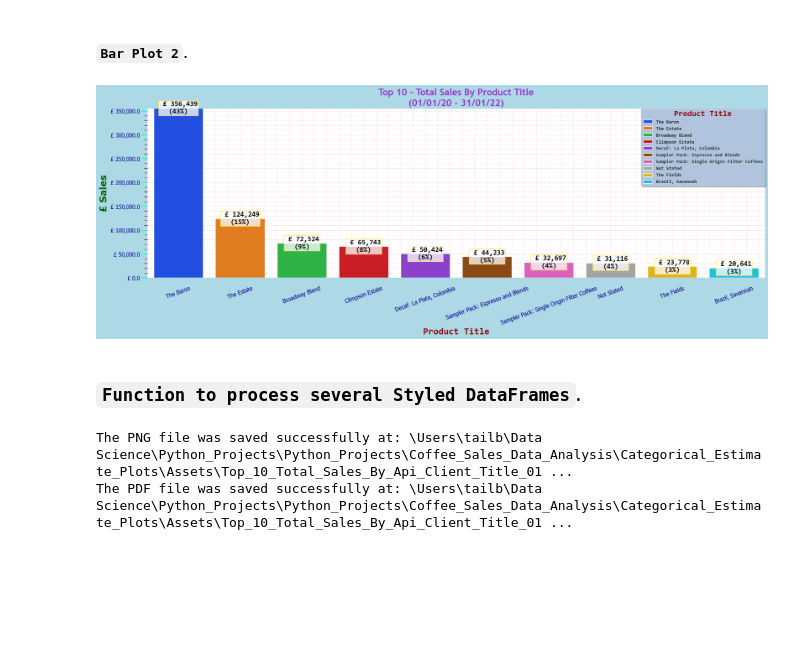
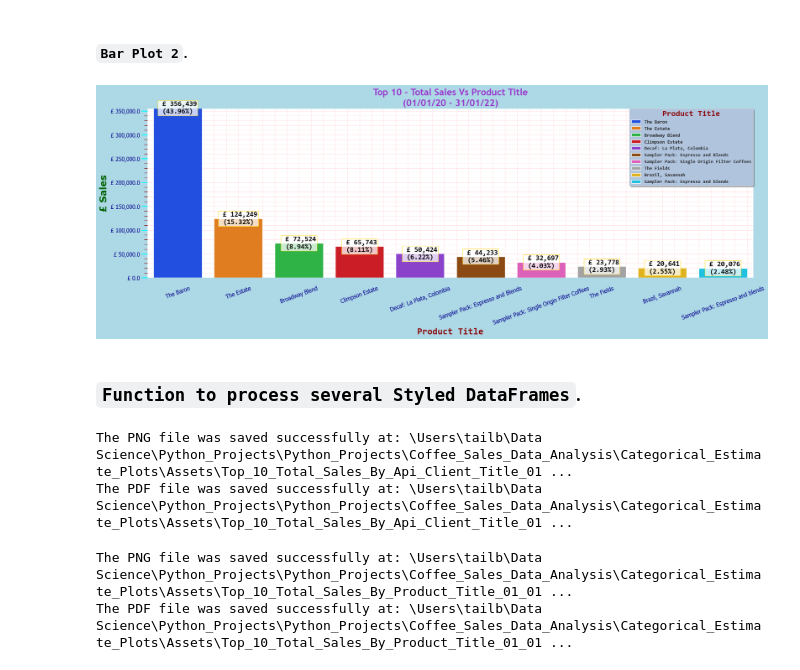
Before and after one commit to ArkylTrulock/Analytics_VYM_AX, a Jupyter notebook: Python_Projects/Coffee_Sales_Data_Analysis/Categorical_Estimate_Plots/Bar_Plot.ipynb, the cells around one changed output. Saved outputs shown, nothing was run; the diff lists cells and outputs as text; code cells hidden in the pictures; blank space fills up the shorter version.

```diff
--- a/Python_Projects/Coffee_Sales_Data_Analysis/Categorical_Estimate_Plots/Bar_Plot.ipynb
+++ b/Python_Projects/Coffee_Sales_Data_Analysis/Categorical_Estimate_Plots/Bar_Plot.ipynb
@@ -1073,7 +1116,7 @@ fig, ax = plt.subplots(ncols=1,nrows=1,figsize=(21,8),layout='constrained',facec
 
 #==#
 
-barplot = sns.barplot(data=barplot_data,x='product_title',y='total_sales',hue='product_title',order=None,hue_order=None,
+barplot = sns.barplot(data=bp_data_2,x=bp_data_2['product_title'],y=bp_data_2['total_sales'],hue=bp_data_2['product_title'],order=None,hue_order=None,
 estimator='mean',errorbar=('ci', 95),n_boot=1000,seed=None,units=None,weights=None,orient=None,color=None,
 palette=None,saturation=0.75,fill=True,hue_norm=None,width=0.8,dodge='auto',gap=0,log_scale=None,native_scale=False,
 formatter=None,legend='full',capsize=0,err_kws=None,ci='deprecated',errcolor=None,ax=None)
@@ -1081,7 +1124,7 @@ formatter=None,legend='full',capsize=0,err_kws=None,ci='deprecated',errcolor=Non
 #==#
 
 barplot.figure.set_size_inches(20,7.5)
-ax.set_title('Top 10 - Total Sales By Product Title\n' + '(01/01/20 - 31/01/22)',loc='center',fontdict=title_font)
+ax.set_title('Top 10 - Total Sales Vs Product Title\n' + '(01/01/20 - 31/01/22)',loc='center',fontdict=title_font)
 ax.set_xlabel('Product Title',loc='center',fontdict=x_label_font)
 ax.set_ylabel('£ Sales',loc='center',fontdict=y_label_font)
 ax.yaxis.set_major_formatter(StrMethodFormatter('£ {x:,}')) # £
@@ -1101,43 +1144,68 @@ ax.set_ylim(0,355000)
 title_props=dict(family='consolas',style='normal',weight='bold',size='x-large')
 legend_props=dict(family='consolas',style='normal',weight='bold',size='small')
 legend = ax.legend(loc='best',bbox_to_anchor=(1, 1),borderaxespad=0,title='Product Title',title_fontproperties=title_props,prop=legend_props,frameon=True,shadow=True,fancybox=True)
 legend.get_title().set_color("darkred")
 
 #==#
 
 # Annotate y-values and percentages in bbox square format - £/%
 
-# Calculate percentages
-total = barplot_data['total_sales'].sum()
-barplot_data['Percentage'] = (barplot_data['total_sales'] / total) * 100
-
 # Annotate y-values and percentages
-for index, row in barplot_data.iterrows():
-    barplot.text(index, row.total_sales, f' £ {row.total_sales:,.0f}\n({row.Percentage:.0f}%)',
+for index, row in bp_data_2.iloc[:-1].iterrows():  # Exclude last row ('Total')
+    barplot.text(index, row.total_sales, f' £ {row.total_sales:,.0f}\n({row.pct_total_sales:.2%})',
                 ha='center',va='center',family='consolas',fontstyle='normal',fontsize=15,fontweight='bold',color='black',rotation=0,
                 bbox=dict(boxstyle="square",pad=0.1,facecolor='white',alpha=0.75,edgecolor='gold'))
+
+#==#
 
 # # Annotate y-values and percentage changes in bbox square format - £/%
 
 # # Calculate percentage changes
-# barplot_data['Percentage'] = barplot_data['total_sales'].pct_change().fillna(0) * 100
+# bp_data_2['Percentage_change'] = bp_data_2['total_sales'].pct_change().fillna(0) * 100
 
-# # Annotate y-values and percentage changes
-# for index, row in barplot_data.iterrows():
+# # Annotate y-values percentage, and percentage changes
+# for index, row in bp_data_2.iloc[:-1].iterrows():  # Exclude last row ('Total')
+#     barplot.text(index, row.total_sales, f' £ {row.total_sales:,.0f}\n({row.Percentage_change:.0f}%)',
+#                 ha='center',va='center',family='consolas',fontstyle='normal',fontsize=15,fontweight='bold',color='black',rotation=0,
+#                 bbox=dict(boxstyle="square",pad=0.1,facecolor='white',alpha=0.75,edgecolor='gold'))
+
+#==#
+
+# # Annotate y-values and percentages in bbox square format - £/% (OV)
+
+# # Calculate percentages
+# total = bp_data_2['total_sales'].sum()
+# bp_data_2['Percentage'] = (bp_data_2['total_sales'] / total) * 100
+
+# # Annotate y-values and percentages
+# for index, row in bp_data_2.iloc[:-1].iterrows():  # Exclude last row ('Total')
 #     barplot.text(index, row.total_sales, f' £ {row.total_sales:,.0f}\n({row.Percentage:.0f}%)',
+#                 ha='center',va='center',family='consolas',fontstyle='normal',fontsize=15,fontweight='bold',color='black',rotation=0,
+#                 bbox=dict(boxstyle="square",pad=0.1,facecolor='white',alpha=0.75,edgecolor='gold'))
+
+#==#
+
+# # Annotate y-values and percentage changes in bbox square format - £/% (OV)
+
+# # Calculate percentage changes
+# bp_data_2['Percentage_change'] = bp_data_2['total_sales'].pct_change().fillna(0) * 100
+
+# # Annotate y-values percentage, and percentage changes
+# for index, row in bp_data_2.iloc[:-1].iterrows():  # Exclude last row ('Total')
+#     barplot.text(index, row.total_sales, f' £ {row.total_sales:,.0f}\n({row.Percentage_change:.0f}%)',
 #                 ha='center',va='center',family='consolas',fontstyle='normal',fontsize=15,fontweight='bold',color='black',rotation=0,
 #                 bbox=dict(boxstyle="square",pad=0.1,facecolor='white',alpha=0.75,edgecolor='gold'))
 
 #==#
 
 my_path = r"\Users\tailb\Data Science\Python_Projects\Python_Projects\Coffee_Sales_Data_Analysis\Categorical_Estimate_Plots\Assets"
 plt.savefig(my_path + '/Seaborn_Barplot.png',transparent=None,dpi='figure',format=None,metadata=None,bbox_inches='tight',pad_inches=0.1,facecolor='auto',edgecolor='yellow',backend=None)
 
 #==#
 
 plt.show()
 # %% [output]
-[figure, old version]
+[figure, new version]
 # %% [markdown]
 ### `Function to process several Styled DataFrames`.
 # %%
@@ -1225,6 +1293,7 @@ def convert_image_to_pdf(image_path, pdf_output_path):
 # Example usage:
 styled_dataframes = {
     barplot_styled: "Top_10_Total_Sales_By_Api_Client_Title_01_01_20_31_01_22",
+    barplot_2_styled: "Top_10_Total_Sales_By_Product_Title_01_01_20_31_01_22"
 
 }
 
@@ -1233,3 +1302,5 @@ process_styled_dataframes(styled_dataframes)
 # %% [output]
 The PNG file was saved successfully at: \Users\tailb\Data Science\Python_Projects\Python_Projects\Coffee_Sales_Data_Analysis\Categorical_Estimate_Plots\Assets\Top_10_Total_Sales_By_Api_Client_Title_01 ...
 The PDF file was saved successfully at: \Users\tailb\Data Science\Python_Projects\Python_Projects\Coffee_Sales_Data_Analysis\Categorical_Estimate_Plots\Assets\Top_10_Total_Sales_By_Api_Client_Title_01 ...
+The PNG file was saved successfully at: \Users\tailb\Data Science\Python_Projects\Python_Projects\Coffee_Sales_Data_Analysis\Categorical_Estimate_Plots\Assets\Top_10_Total_Sales_By_Product_Title_01_01 ...
+The PDF file was saved successfully at: \Users\tailb\Data Science\Python_Projects\Python_Projects\Coffee_Sales_Data_Analysis\Categorical_Estimate_Plots\Assets\Top_10_Total_Sales_By_Product_Title_01_01 ...
```
Also changed, not shown: parts of 6 cells of this notebook, 7 other files.
